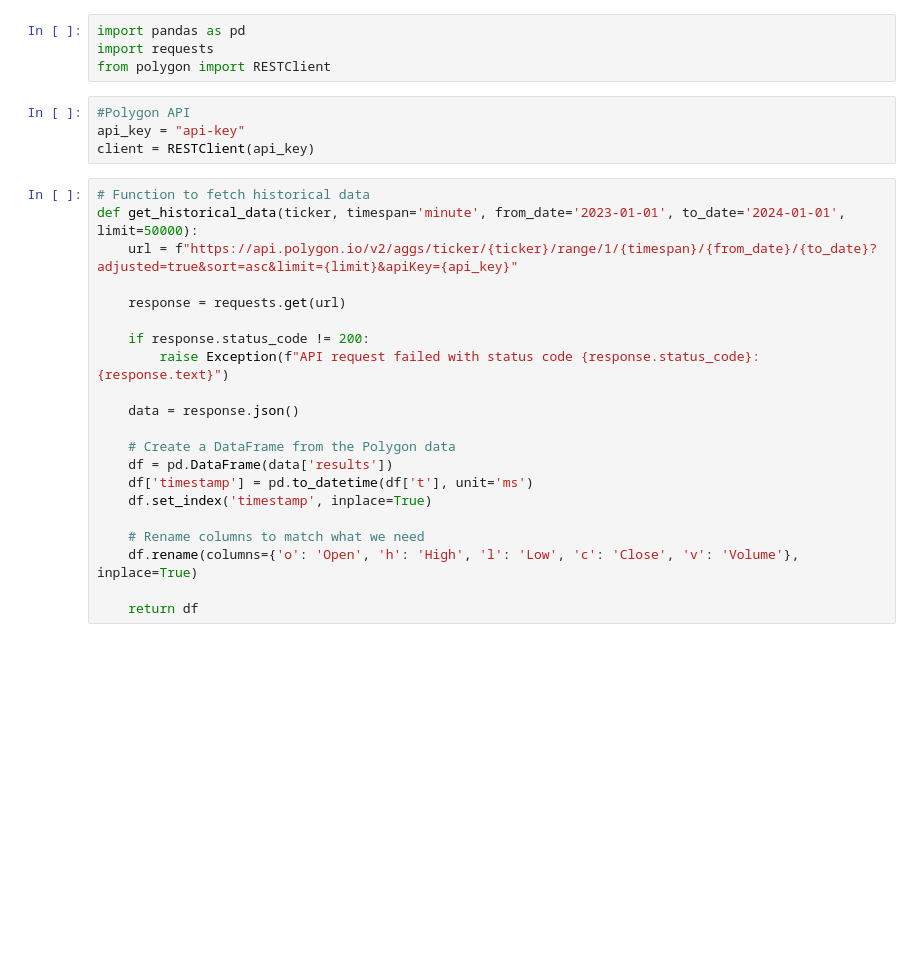
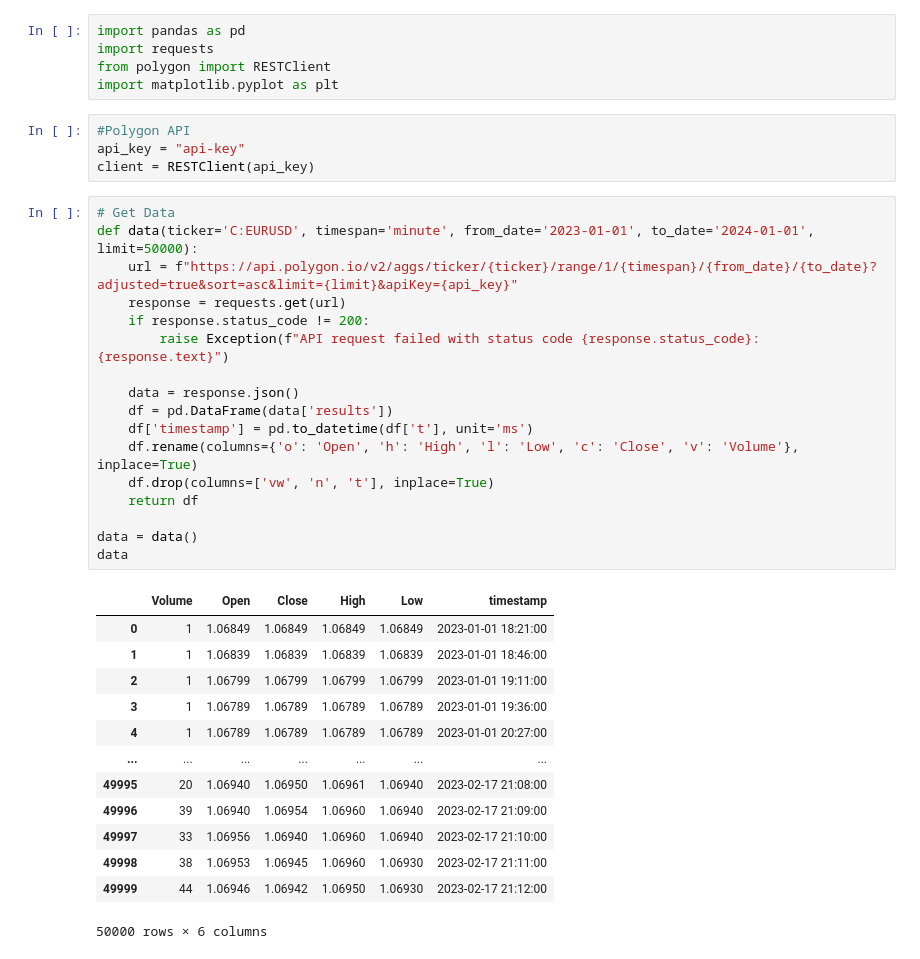
Before and after one commit to brinzunza/BAT, a Jupyter notebook: meanReversion.ipynb, the cells around one changed output. Cells and saved outputs as stored; diff of their text form; blank space fills up the shorter version.

```diff
--- a/meanReversion.ipynb
+++ b/meanReversion.ipynb
@@ -22,29 +22,40 @@ You should consider upgrading via the '/Library/Developer/CommandLineTools/usr/b
 import pandas as pd
 import requests
 from polygon import RESTClient
+import matplotlib.pyplot as plt
 # %%
 #Polygon API
 api_key = "api-key"
 client = RESTClient(api_key)
 # %%
-# Function to fetch historical data
-def get_historical_data(ticker, timespan='minute', from_date='2023-01-01', to_date='2024-01-01', limit=50000):
+# Get Data
+def data(ticker='C:EURUSD', timespan='minute', from_date='2023-01-01', to_date='2024-01-01', limit=50000):
     url = f"https://api.polygon.io/v2/aggs/ticker/{ticker}/range/1/{timespan}/{from_date}/{to_date}?adjusted=true&sort=asc&limit={limit}&apiKey={api_key}"
-
     response = requests.get(url)
-
     if response.status_code != 200:
         raise Exception(f"API request failed with status code {response.status_code}: {response.text}")
 
     data = response.json()
-
-    # Create a DataFrame from the Polygon data
     df = pd.DataFrame(data['results'])
     df['timestamp'] = pd.to_datetime(df['t'], unit='ms')
-    df.set_index('timestamp', inplace=True)
+    df.rename(columns={'o': 'Open', 'h': 'High', 'l': 'Low', 'c': 'Close', 'v': 'Volume'}, inplace=True)
+    df.drop(columns=['vw', 'n', 't'], inplace=True)
+    return df
 
-    # Rename columns to match what we need
-    df.rename(columns={'o': 'Open', 'h': 'High', 'l': 'Low', 'c': 'Close', 'v': 'Volume'}, inplace=True)
-
-    return df
+data = data()
+data
+# %% [output]
+|  | Volume | Open | Close | High | Low | timestamp |
+| 0 | 1 | 1.06849 | 1.06849 | 1.06849 | 1.06849 | 2023-01-01 18:21:00 |
+| 1 | 1 | 1.06839 | 1.06839 | 1.06839 | 1.06839 | 2023-01-01 18:46:00 |
+| 2 | 1 | 1.06799 | 1.06799 | 1.06799 | 1.06799 | 2023-01-01 19:11:00 |
+| 3 | 1 | 1.06789 | 1.06789 | 1.06789 | 1.06789 | 2023-01-01 19:36:00 |
+| 4 | 1 | 1.06789 | 1.06789 | 1.06789 | 1.06789 | 2023-01-01 20:27:00 |
+| ... | ... | ... | ... | ... | ... | ... |
+| 49995 | 20 | 1.06940 | 1.06950 | 1.06961 | 1.06940 | 2023-02-17 21:08:00 |
+| 49996 | 39 | 1.06940 | 1.06954 | 1.06960 | 1.06940 | 2023-02-17 21:09:00 |
+| 49997 | 33 | 1.06956 | 1.06940 | 1.06960 | 1.06940 | 2023-02-17 21:10:00 |
+| 49998 | 38 | 1.06953 | 1.06945 | 1.06960 | 1.06930 | 2023-02-17 21:11:00 |
+| 49999 | 44 | 1.06946 | 1.06942 | 1.06950 | 1.06930 | 2023-02-17 21:12:00 |
+50000 rows × 6 columns
 # %%
```
Also changed, not shown: parts of 13 cells of this notebook, 2 other files.
